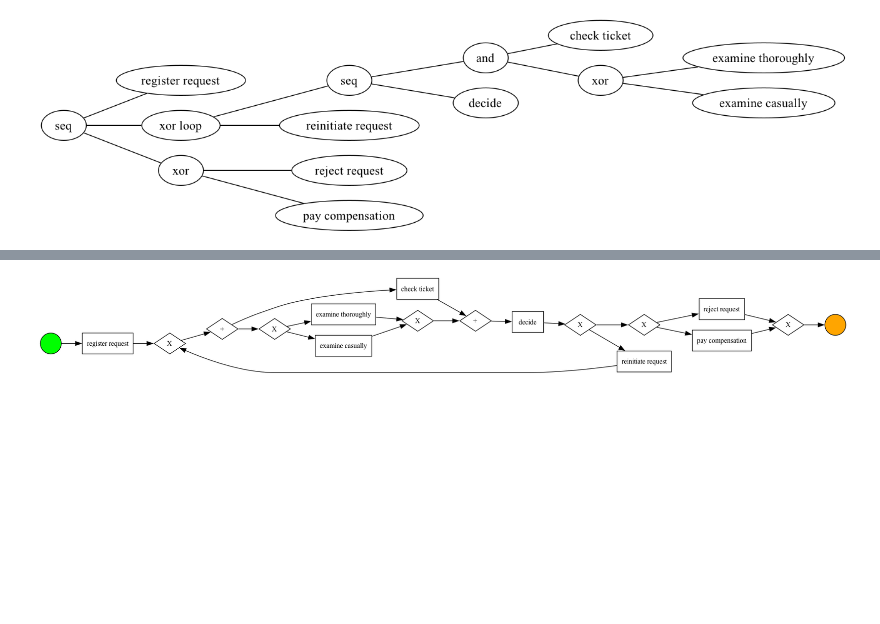
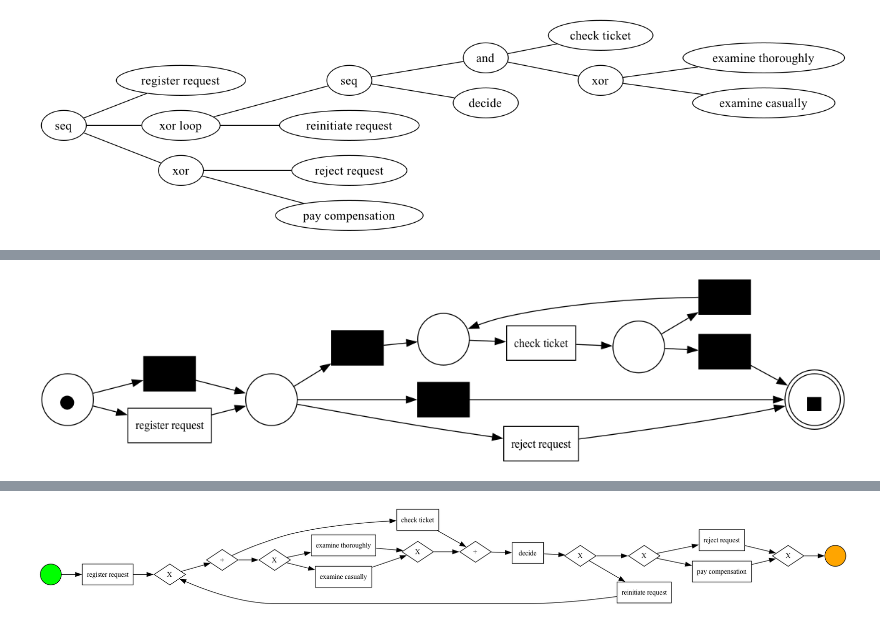
Before and after one commit to SindySA/PKL_Jayantara, a Jupyter notebook: PKL_Data Contoh_New.ipynb, the cells around one changed output, grey strips where cells are left out. Saved outputs shown, nothing was run; the diff lists cells and outputs as text; code cells hidden in the pictures; blank space fills up the shorter version.

```diff
--- a/PKL_Data Contoh_New.ipynb
+++ b/PKL_Data Contoh_New.ipynb
@@ -240,0 +288,7 @@ pm4py.view_bpmn(bpmn_model_pete)
+# %%
+#Menampilkan activity dari semua case yang dilakukan oleh 'Pete'
+#Menampilkan menggunakan INDUCTIVE MINER
+net_inductive, initial_marking, final_marking = pm4py.discover_petri_net_inductive(filtered_pete)
+pm4py.view_petri_net(net_inductive, initial_marking, final_marking)
+# %% [output]
+[figure, added]
```
Also changed, not shown: parts of 12 cells of this notebook.
